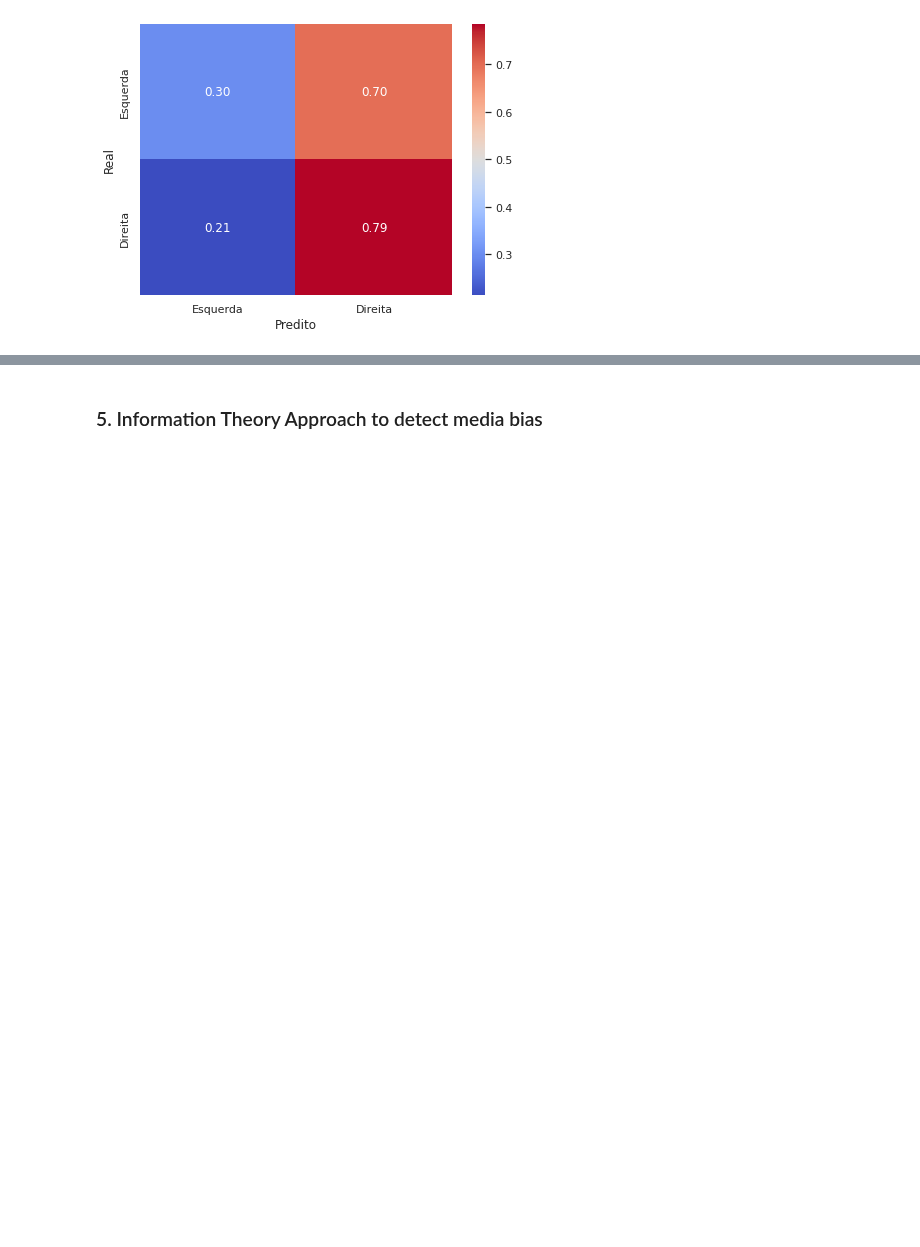
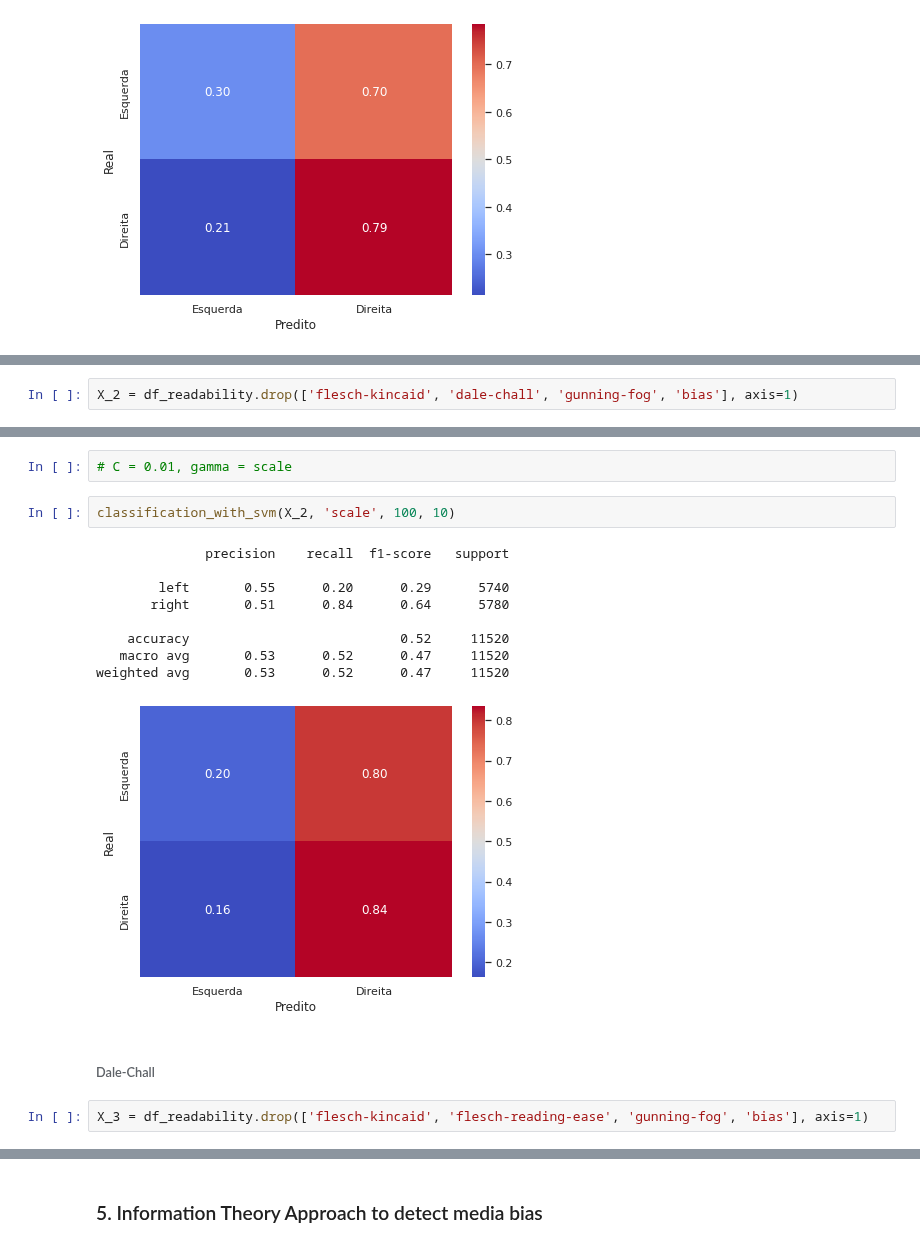
Before and after one commit to ldocarvalho/portals-bias, a Jupyter notebook: portals_bias.ipynb, the cells around one changed output, grey strips where cells are left out. Drawn from its saved outputs; the diff is of its cells as text; blank space fills up the shorter version.

```diff
--- a/portals_bias.ipynb
+++ b/portals_bias.ipynb
@@ -789,0 +866,2 @@ weighted avg       0.56      0.54      0.52      4960
+# %%
+X_2 = df_readability.drop(['flesch-kincaid', 'dale-chall', 'gunning-fog', 'bias'], axis=1)
@@ -789,0 +882,18 @@ weighted avg       0.56      0.54      0.52      4960
+# %%
+# C = 0.01, gamma = scale
+# %%
+classification_with_svm(X_2, 'scale', 100, 10)
+# %% [output]
+              precision    recall  f1-score   support
+
+        left       0.55      0.20      0.29      5740
+       right       0.51      0.84      0.64      5780
+
+    accuracy                           0.52     11520
+   macro avg       0.53      0.52      0.47     11520
+weighted avg       0.53      0.52      0.47     11520
+[figure, added]
+# %% [markdown]
+###### Dale-Chall
+# %%
+X_3 = df_readability.drop(['flesch-kincaid', 'flesch-reading-ease', 'gunning-fog', 'bias'], axis=1)
```
Also changed, not shown: parts of 75 cells of this notebook.
